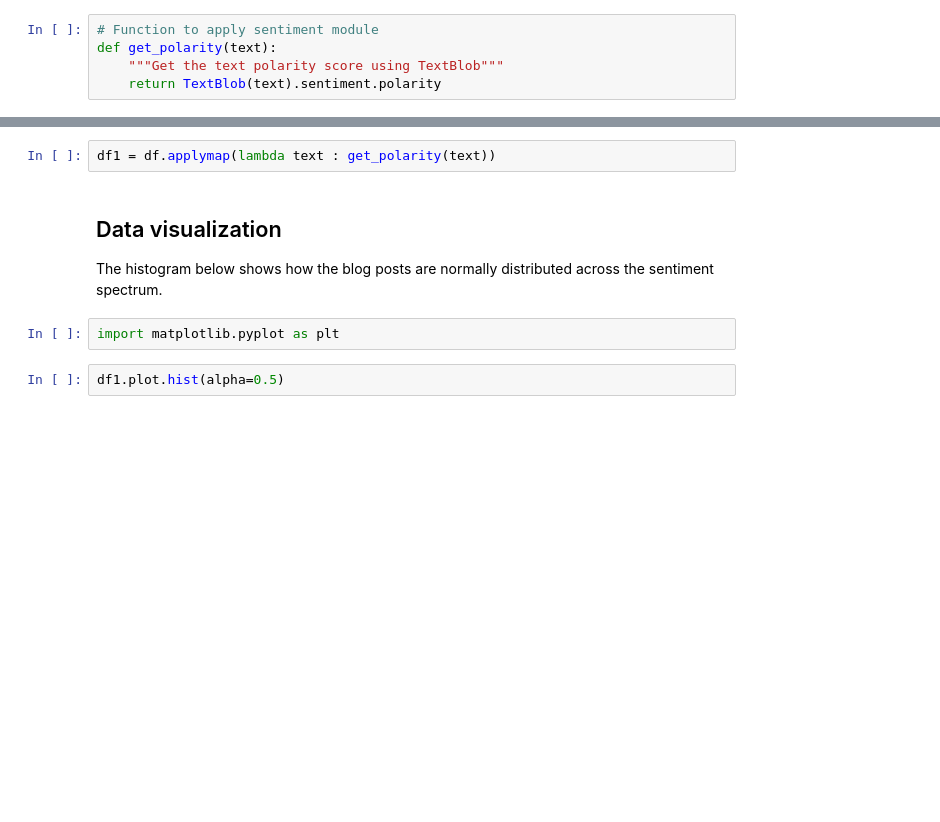
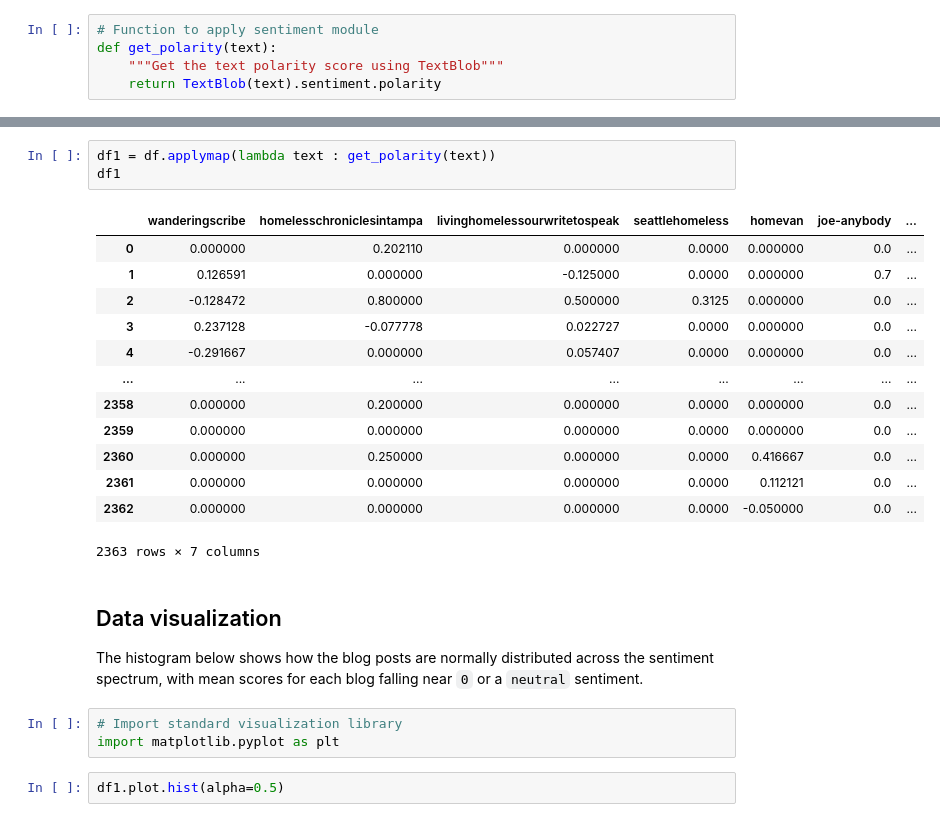
Before and after one commit to gvsa123/blogspot_scraper, a Jupyter notebook: SentimentAnalysis.ipynb, the cells around one changed output, grey strips where cells are left out. Cells and saved outputs as stored; diff of their text form; blank space fills up the shorter version.

Commit message:
Finish analysis and code edits on `SentimentAnalysis.ipynb`; update Pipfile

```diff
--- a/SentimentAnalysis.ipynb
+++ b/SentimentAnalysis.ipynb
@@ -20,10 +38,26 @@ def get_polarity(text):
 # %%
 df1 = df.applymap(lambda text : get_polarity(text))
+df1
+# %% [output]
+|  | wanderingscribe | homelesschroniclesintampa | livinghomelessourwritetospeak | seattlehomeless | homevan | joe-anybody | ... |
+| 0 | 0.000000 | 0.202110 | 0.000000 | 0.0000 | 0.000000 | 0.0 | ... |
+| 1 | 0.126591 | 0.000000 | -0.125000 | 0.0000 | 0.000000 | 0.7 | ... |
+| 2 | -0.128472 | 0.800000 | 0.500000 | 0.3125 | 0.000000 | 0.0 | ... |
+| 3 | 0.237128 | -0.077778 | 0.022727 | 0.0000 | 0.000000 | 0.0 | ... |
+| 4 | -0.291667 | 0.000000 | 0.057407 | 0.0000 | 0.000000 | 0.0 | ... |
+| ... | ... | ... | ... | ... | ... | ... | ... |
+| 2358 | 0.000000 | 0.200000 | 0.000000 | 0.0000 | 0.000000 | 0.0 | ... |
+| 2359 | 0.000000 | 0.000000 | 0.000000 | 0.0000 | 0.000000 | 0.0 | ... |
+| 2360 | 0.000000 | 0.250000 | 0.000000 | 0.0000 | 0.416667 | 0.0 | ... |
+| 2361 | 0.000000 | 0.000000 | 0.000000 | 0.0000 | 0.112121 | 0.0 | ... |
+| 2362 | 0.000000 | 0.000000 | 0.000000 | 0.0000 | -0.050000 | 0.0 | ... |
+2363 rows × 7 columns
 # %% [markdown]
 ## Data visualization
 
-The histogram below shows how the blog posts are normally distributed across the sentiment spectrum.
+The histogram below shows how the blog posts are normally distributed across the sentiment spectrum, with mean scores for each blog falling near `0` or a `neutral` sentiment.
 # %%
+# Import standard visualization library
 import matplotlib.pyplot as plt
 # %%
 df1.plot.hist(alpha=0.5)
```
Also changed, not shown: parts of 13 cells of this notebook, 1 other file.
